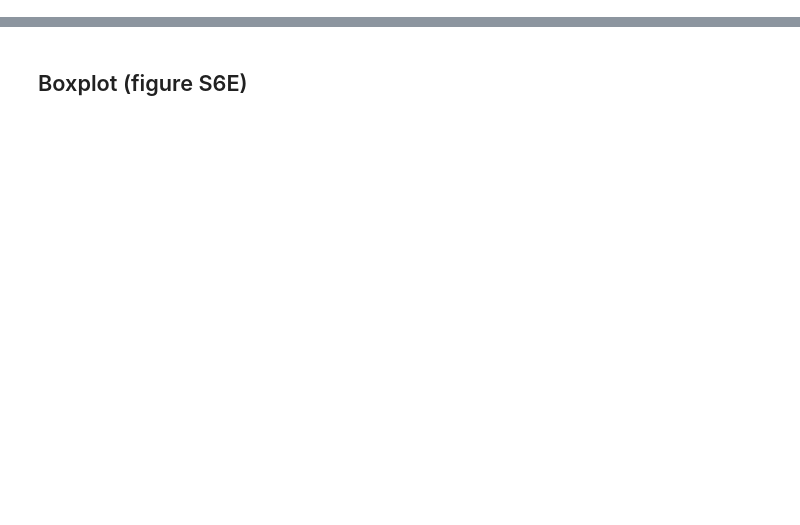
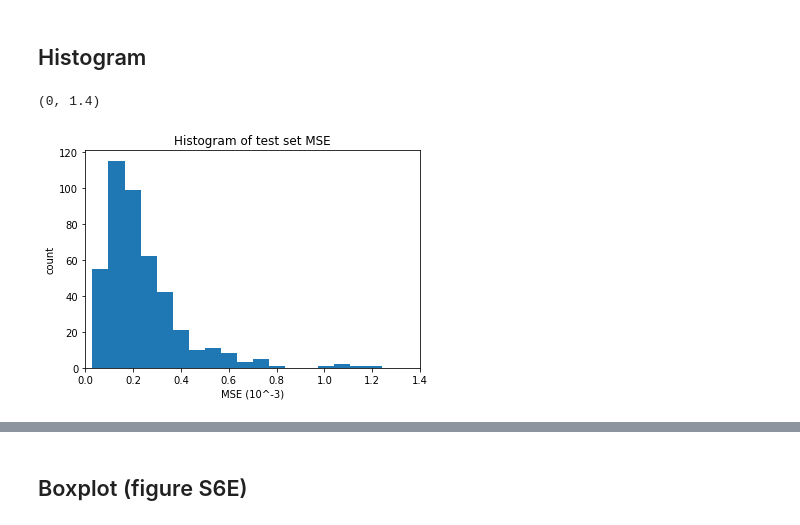
Before and after one commit to trdvangraft/mlbio, a Jupyter notebook: Data visualisations.ipynb, the cells around one changed output, grey strips where cells are left out. Drawn from its saved outputs; the diff is of its cells as text; code cells hidden in the pictures; blank space fills up the shorter version.

Commit message:
making plots

```diff
--- a/Data visualisations.ipynb
+++ b/Data visualisations.ipynb
@@ -12,0 +9,27 @@ classesIndex = [424,452,481,482,483,484,485,486,487,488,489,536,537,538,539,556]
+# %%
+testFS = "./src/testFS.txt"
+testMSE = "./src/testMSE.txt"
+testBox = "./src/testBox.txt"
+testBox2 = "./src/testBox2.txt"
+
+with open(testFS, 'r') as file:
+    FSstring = file.read()
+
+FSdata =np.array(ast.literal_eval(FSstring))
+
+with open(testMSE, 'r') as file:
+    MSEstring = file.read()
+
+MSEdata = np.array(ast.literal_eval(MSEstring))
+
+with open(testBox, 'r') as file:
+    testBoxstring = file.read()
+
+Boxplotdata = np.array(ast.literal_eval(testBoxstring))
+
+with open(testBox2, 'r') as file:
+    testBoxstring2 = file.read()
+
+Boxplotdata2 = np.array(ast.literal_eval(testBoxstring2))
+
+print(Boxplotdata)
@@ -12,0 +53,13 @@ classesIndex = [424,452,481,482,483,484,485,486,487,488,489,536,537,538,539,556]
+# %% [markdown]
+## Histogram
+# %%
+MSEdataScaled = MSEdata*1000
+n = math.ceil((MSEdataScaled.max() - MSEdataScaled.min())/0.07)
+plt.hist(MSEdataScaled, bins=n)
+plt.title("Histogram of test set MSE")
+plt.ylabel("count")
+plt.xlabel("MSE (10^-3)")
+plt.xlim([0, 1.4])
+# %% [output]
+(0, 1.4)
+[figure, added]
```
Also changed, not shown: parts of 13 cells of this notebook, 2 other files.
